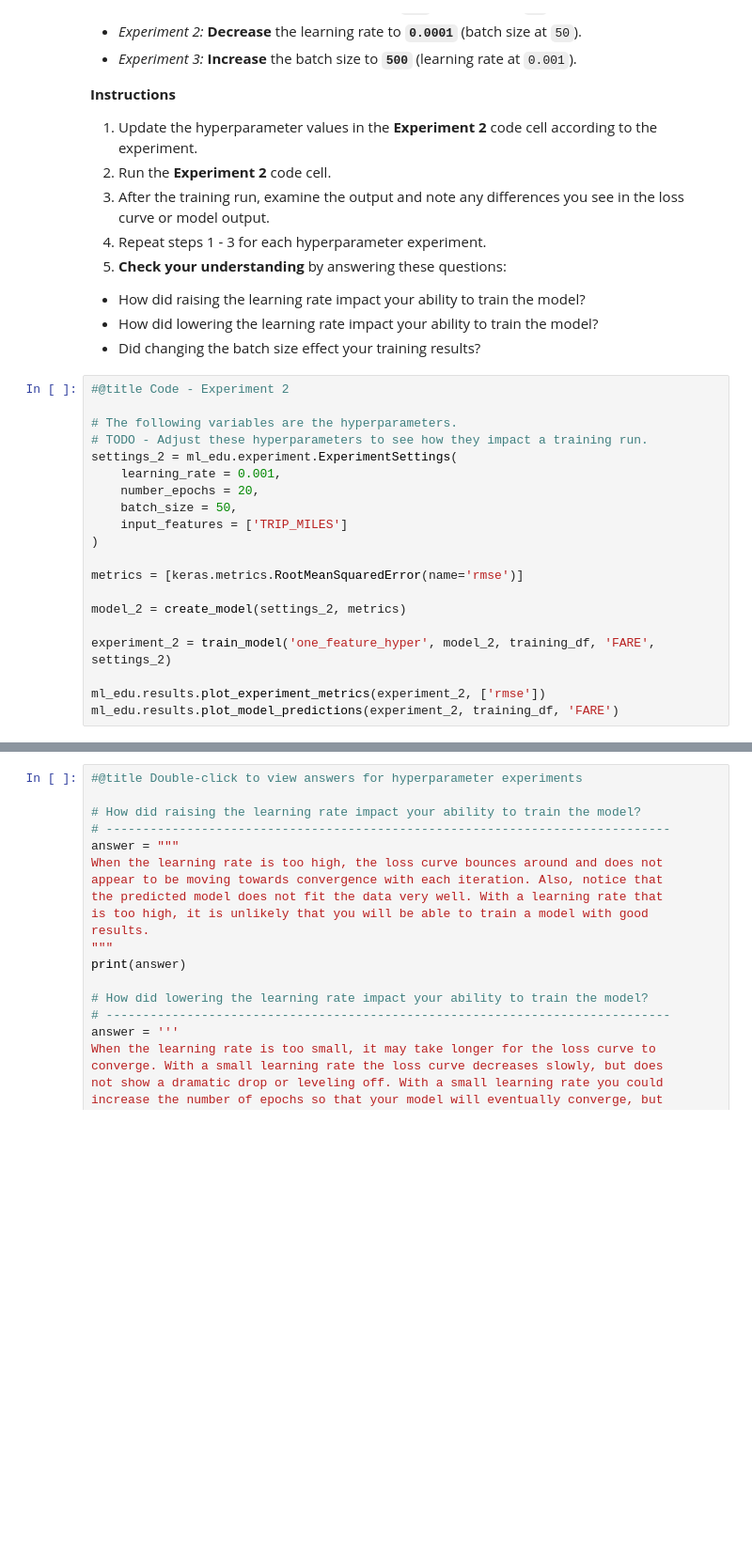
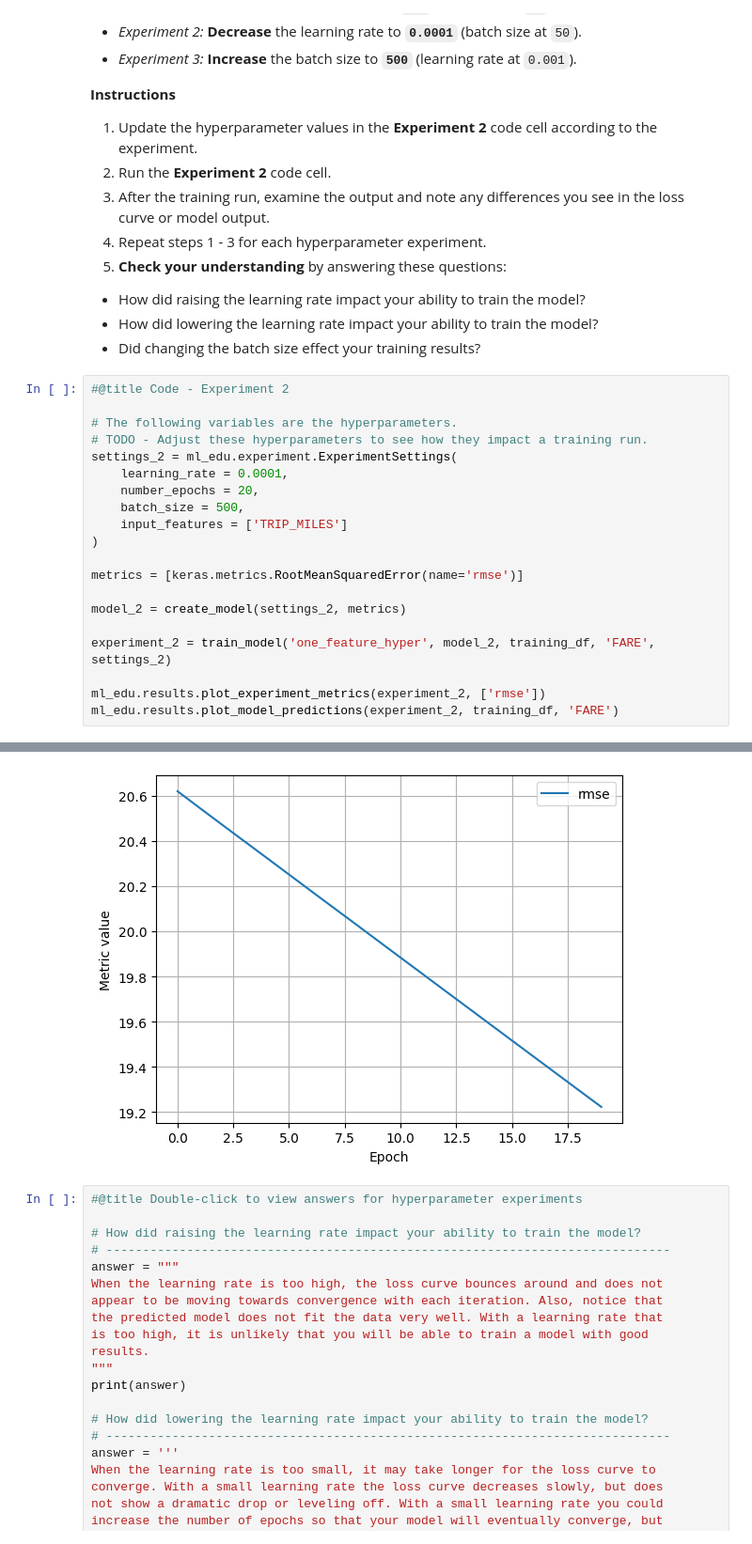
Before and after one commit to mdmarufmotaleb-business/Machine-Learning, a Jupyter notebook: ml/cc/exercises/linear_regression_taxi.ipynb, the cells around one changed output, grey strips where cells are left out. Shown at 94% size. Saved outputs shown, nothing was run; the diff lists cells and outputs as text; blank space fills up the shorter version.

```diff
--- a/ml/cc/exercises/linear_regression_taxi.ipynb
+++ b/ml/cc/exercises/linear_regression_taxi.ipynb
@@ -371,9 +457,9 @@ It is common with machine learning to run multiple experiments to find the best
 # The following variables are the hyperparameters.
 # TODO - Adjust these hyperparameters to see how they impact a training run.
 settings_2 = ml_edu.experiment.ExperimentSettings(
-    learning_rate = 0.001,
+    learning_rate = 0.0001,
     number_epochs = 20,
-    batch_size = 50,
+    batch_size = 500,
     input_features = ['TRIP_MILES']
 )
 
@@ -385,3 +471,4 @@ experiment_2 = train_model('one_feature_hyper', model_2, training_df, 'FARE', se
 
 ml_edu.results.plot_experiment_metrics(experiment_2, ['rmse'])
 ml_edu.results.plot_model_predictions(experiment_2, training_df, 'FARE')
+# %% [output]
@@ -388,3 +492,4 @@ ml_edu.results.plot_model_predictions(experiment_2, training_df, 'FARE')
+[figure, added]
 # %%
 #@title Double-click to view answers for hyperparameter experiments
 
```
Also changed, not shown: parts of 14 cells of this notebook, 1 other file.
